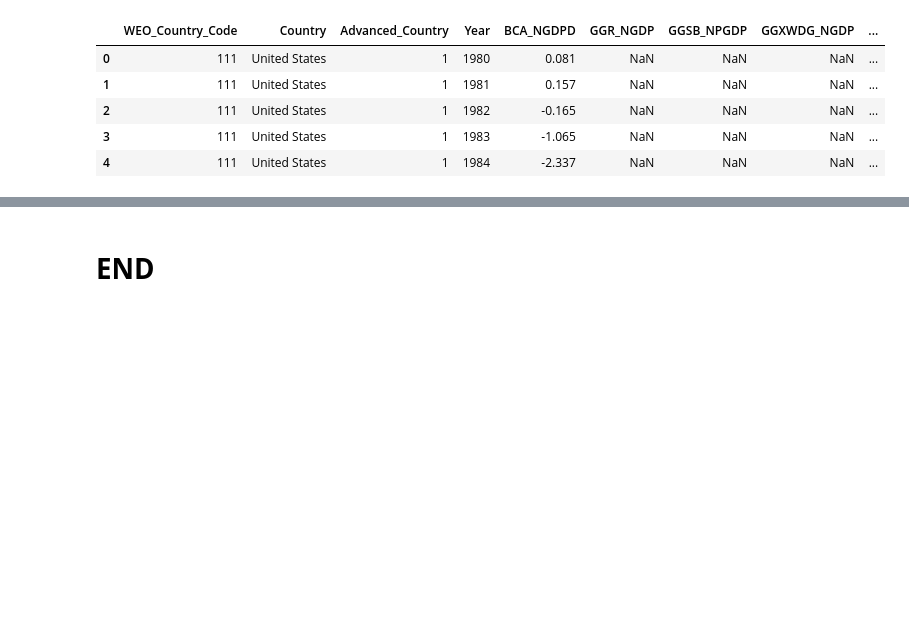
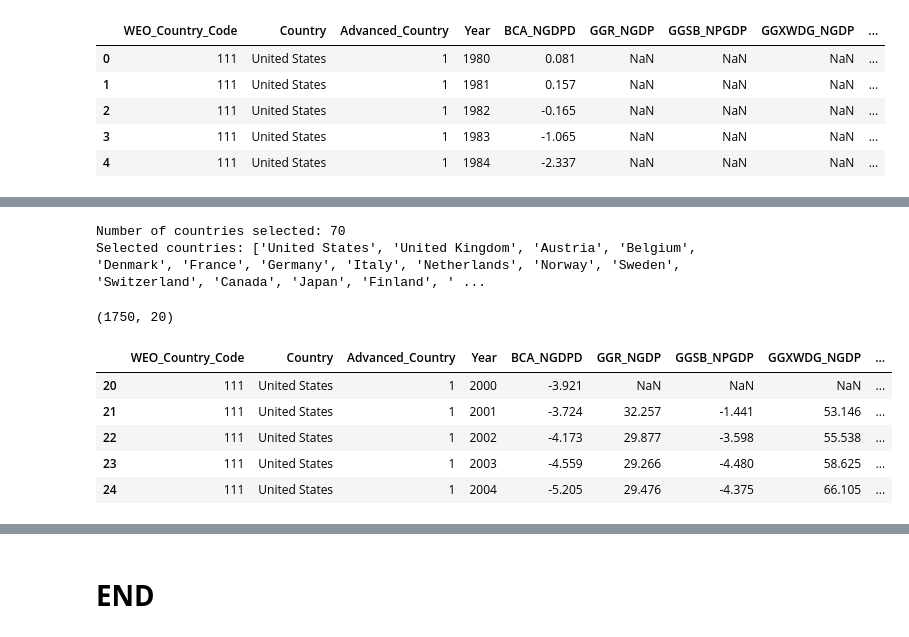
Before and after one commit to MohamedataS/Inflation-Forecasting-PanelModels, a Jupyter notebook: 04-Clean_Organize_EDA/05-Null_Value.ipynb, the cells around one changed output, grey strips where cells are left out. Saved outputs shown, nothing was run; the diff lists cells and outputs as text; code cells hidden in the pictures; blank space fills up the shorter version.

```diff
--- a/04-Clean_Organize_EDA/05-Null_Value.ipynb
+++ b/04-Clean_Organize_EDA/05-Null_Value.ipynb
@@ -86,0 +108,43 @@ display(df.head())
+# %%
+# List to store names of countries that meet the conditions
+valid_countries = []
+
+# Loop through each unique country to check the conditions
+for country in df['Country'].unique():
+    # Filter the data for the current country
+    df_country = df[df['Country'] == country]
+
+    # Drop columns that are not actual data variables
+    data_only = df_country.drop(columns=['WEO_Country_Code', 'Country', 'Advanced_Country'])
+
+    # Calculate the overall missing value ratio
+    overall_missing_ratio = data_only.isnull().mean().mean()
+
+    # Calculate the maximum missing ratio for any single variable
+    max_missing_per_variable = data_only.isnull().mean().max()
+
+    # If the country meets the criteria, add it to the list
+    if overall_missing_ratio <= 0.5 and max_missing_per_variable <= 0.7:
+        valid_countries.append(country)
+
+# Create a new DataFrame containing only the accepted countries
+filtered_df = df[df['Country'].isin(valid_countries)].copy()
+
+# Display a summary of the new filtered data
+print(f"Number of countries selected: {len(valid_countries)}")
+print("Selected countries:", valid_countries)
+# %% [output]
+Number of countries selected: 70
+Selected countries: ['United States', 'United Kingdom', 'Austria', 'Belgium', 'Denmark', 'France', 'Germany', 'Italy', 'Netherlands', 'Norway', 'Sweden', 'Switzerland', 'Canada', 'Japan', 'Finland', ' ...
+# %%
+filtered_df2 = filtered_df[filtered_df.Year.isin(np.arange(2000,2025))]
+print(filtered_df2.shape)
+filtered_df2.head()
+# %% [output]
+(1750, 20)
+|  | WEO_Country_Code | Country | Advanced_Country | Year | BCA_NGDPD | GGR_NGDP | GGSB_NPGDP | GGXWDG_NGDP | ... |
+| 20 | 111 | United States | 1 | 2000 | -3.921 | NaN | NaN | NaN | ... |
+| 21 | 111 | United States | 1 | 2001 | -3.724 | 32.257 | -1.441 | 53.146 | ... |
+| 22 | 111 | United States | 1 | 2002 | -4.173 | 29.877 | -3.598 | 55.538 | ... |
+| 23 | 111 | United States | 1 | 2003 | -4.559 | 29.266 | -4.480 | 58.625 | ... |
+| 24 | 111 | United States | 1 | 2004 | -5.205 | 29.476 | -4.375 | 66.105 | ... |
```
Also changed, not shown: parts of 12 cells of this notebook, 33 other files.
